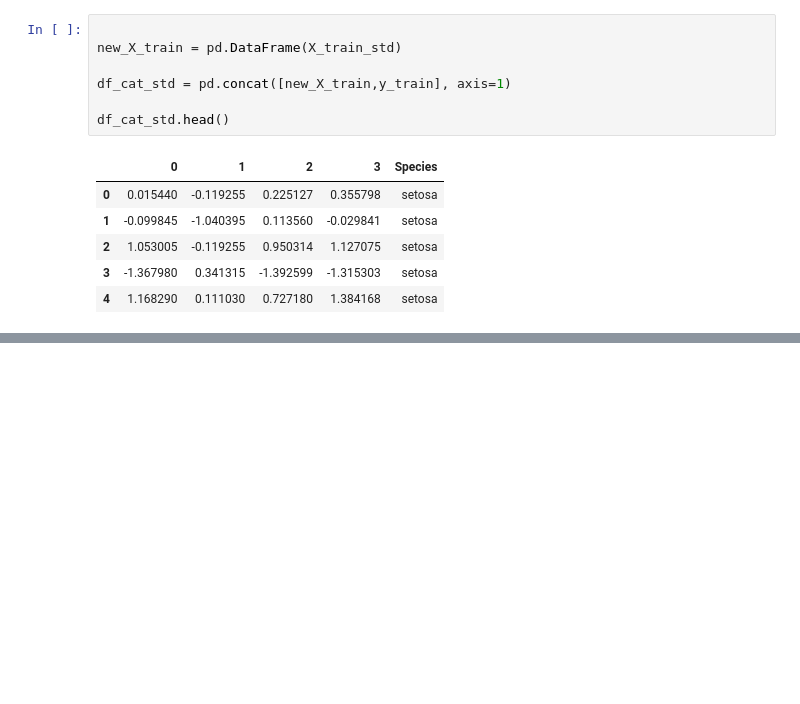
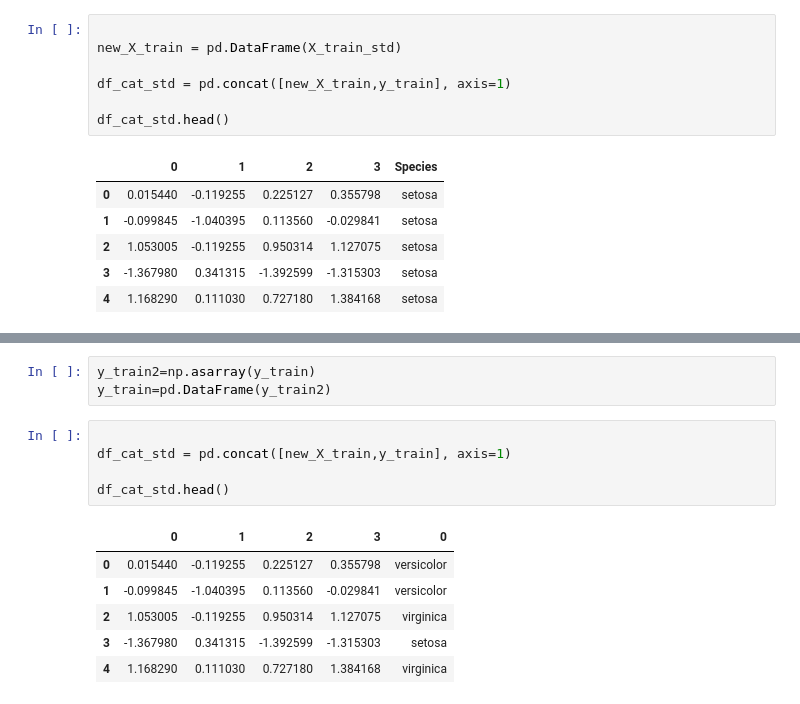
Before and after one commit to gundaminpde/2023-spring, a Jupyter notebook: 02_1_kNN.ipynb, the cells around one changed output, grey strips where cells are left out. Cells and saved outputs as stored; diff of their text form; blank space fills up the shorter version.

```diff
--- a/02_1_kNN.ipynb
+++ b/02_1_kNN.ipynb
@@ -371,0 +376,15 @@ df_cat_std.shape
+# %%
+y_train2=np.asarray(y_train)
+y_train=pd.DataFrame(y_train2)
+# %%
+
+df_cat_std = pd.concat([new_X_train,y_train], axis=1)
+
+df_cat_std.head()
+# %% [output]
+|  | 0 | 1 | 2 | 3 | 0 |
+| 0 | 0.015440 | -0.119255 | 0.225127 | 0.355798 | versicolor |
+| 1 | -0.099845 | -1.040395 | 0.113560 | -0.029841 | versicolor |
+| 2 | 1.053005 | -0.119255 | 0.950314 | 1.127075 | virginica |
+| 3 | -1.367980 | 0.341315 | -1.392599 | -1.315303 | setosa |
+| 4 | 1.168290 | 0.111030 | 0.727180 | 1.384168 | virginica |
```
Also changed, not shown: parts of 6 cells of this notebook.
